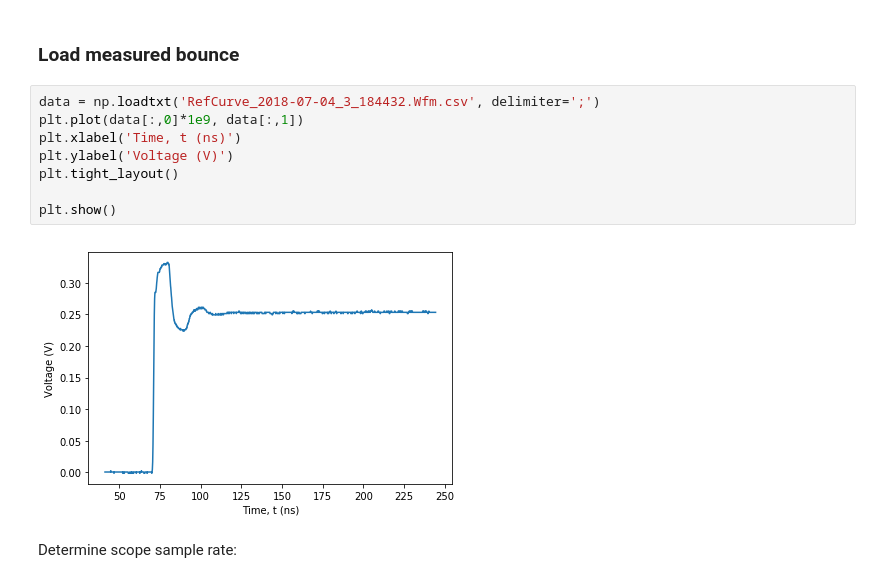
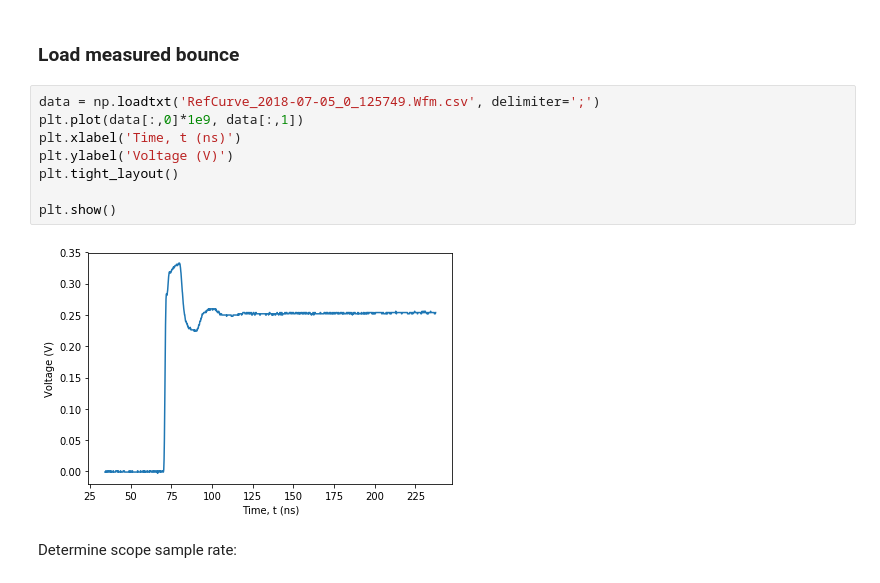
Before and after one commit to DiCarloLab-Delft/PycQED_py3, a Jupyter notebook: examples/AWG8_examples/Realtime_predistortion_test.ipynb, the cells around one changed output. Drawn from its saved outputs; the diff is of its cells as text.

```diff
--- a/examples/AWG8_examples/Realtime_predistortion_test.ipynb
+++ b/examples/AWG8_examples/Realtime_predistortion_test.ipynb
@@ -138,15 +138,15 @@ AWG8.set('sigouts_0_compensations_bcs_0_enable', 0)
 # %% [markdown]
 ### Load measured bounce
 # %%
-data = np.loadtxt('RefCurve_2018-07-04_3_184432.Wfm.csv', delimiter=';')
+data = np.loadtxt('RefCurve_2018-07-05_0_125749.Wfm.csv', delimiter=';')
 plt.plot(data[:,0]*1e9, data[:,1])
 plt.xlabel('Time, t (ns)')
 plt.ylabel('Voltage (V)')
 plt.tight_layout()
 
 plt.show()
 # %% [output]
-[figure, old version]
+[figure, new version]
 # %% [markdown]
 Determine scope sample rate:
 # %%
```
Also changed, not shown: parts of 13 cells of this notebook, 4 other files.
